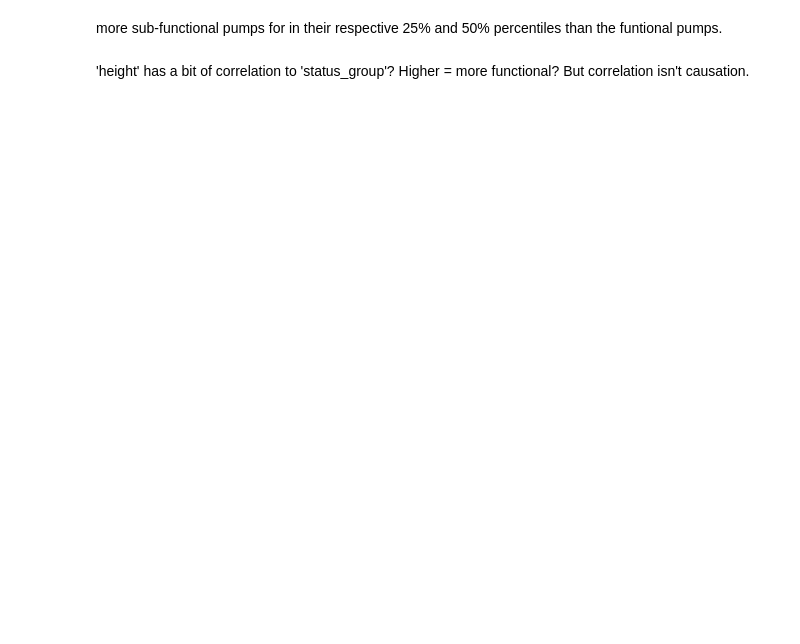
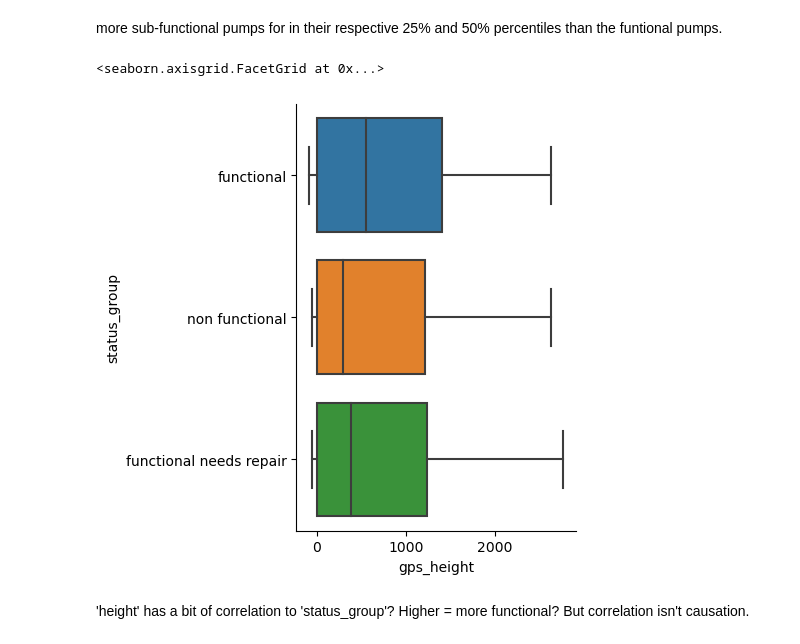
Before and after one commit to roberthobblebottom/pump-it-up, a Jupyter notebook: 1.ipynb, the cells around one changed output. Cells and saved outputs as stored; diff of their text form; code cells hidden in the pictures; blank space fills up the shorter version.

```diff
--- a/1.ipynb
+++ b/1.ipynb
@@ -267,7 +302,10 @@ sns.catplot(kind= 'box',data = temp, y='status_group',x='construction_year',tit)
 more sub-functional pumps for in their respective 25% and 50% percentiles
 than the funtional pumps.
 # %%
-sns.catplot(data = train, x = 'gps_height',y = 'status_group',kind='box',ax=ax[1])
+sns.catplot(data = train, x = 'gps_height',y = 'status_group',kind='box')
+# %% [output]
+<seaborn.axisgrid.FacetGrid at 0x...>
+[figure, added]
 # %% [markdown]
 'height' has a bit of correlation to 'status_group'? Higher = more functional? But correlation isn't causation.
 # %%
```
Also changed, not shown: parts of 19 cells of this notebook, 1 other file.
